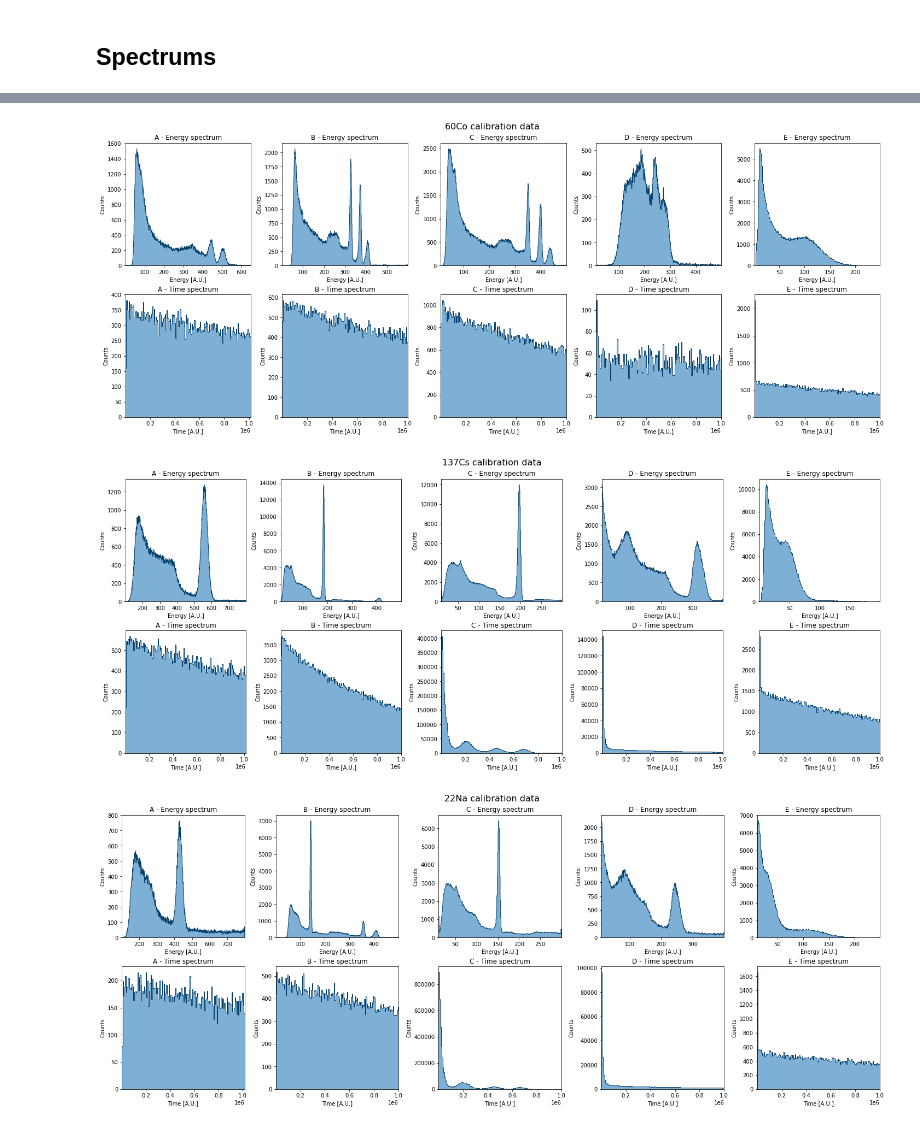
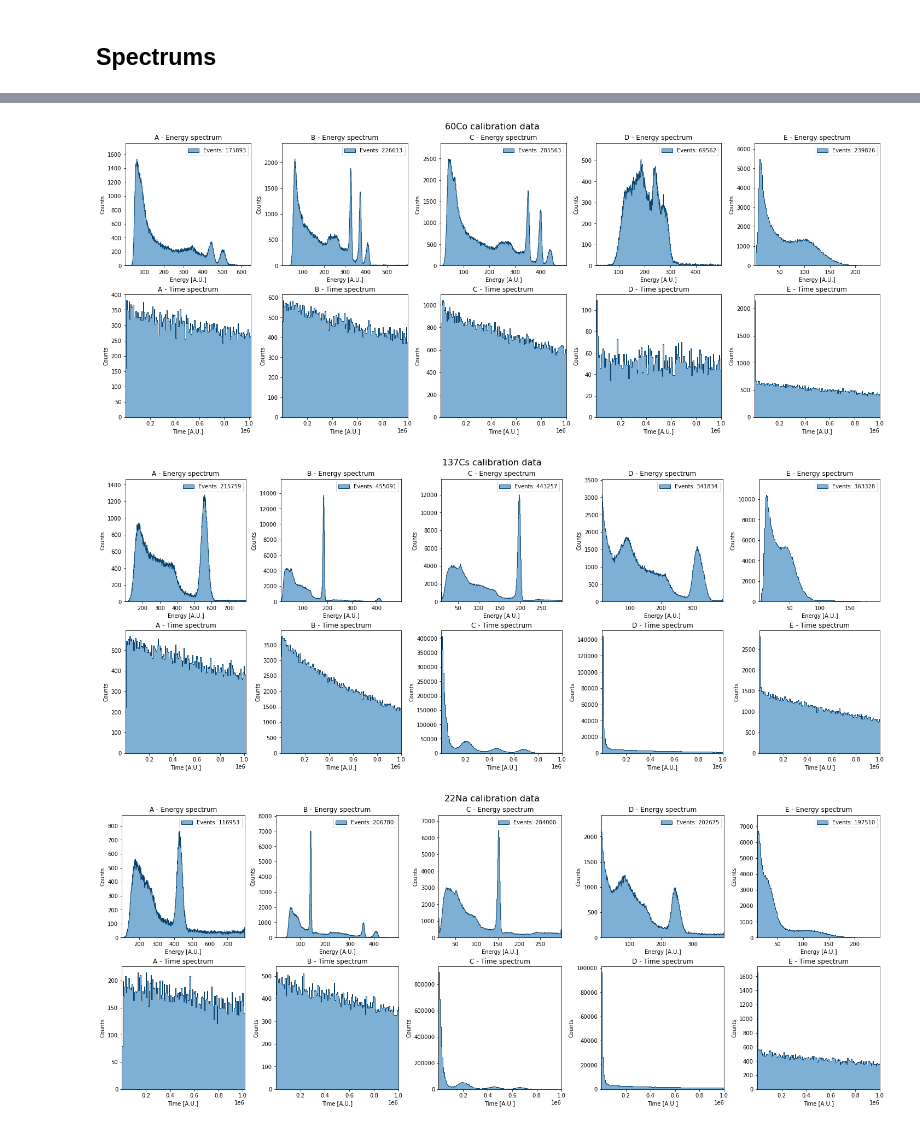
Before and after one commit to niklai99/advanced-laboratory, a Jupyter notebook: cn-calib/eda.ipynb, the cells around one changed output, grey strips where cells are left out. Drawn from its saved outputs; the diff is of its cells as text; code cells hidden in the pictures.

```diff
--- a/cn-calib/eda.ipynb
+++ b/cn-calib/eda.ipynb
@@ -22,7 +22,7 @@ DATA_PREFIX  = "HcompassF_"
 
 DETECTORS = ("A", "B", "C", "D", "E")
 
-SAVEFIG = False
+SAVEFIG = True
 # %% [markdown]
 ## Functions
 # %%
@@ -82,8 +82,10 @@ for j, calib_name in enumerate(CALIBRATIONS):
             xlabel        = "Energy [A.U.]",
             nrows         = 2,
             ncols         = 5,
-            idx           = 1+i
+            idx           = 1+i,
+            label         = f"Events: {np.sum(e_binheights[e_filter]):.0f}"
         )
+        ax1.legend()
         ax2 = plot_time_spectrum(
             x      = t_bincenters,
             y      = t_binheights,
@@ -109,3 +111,3 @@ for j, calib_name in enumerate(CALIBRATIONS):
-[figure, old version]
+[figure, new version]
-[figure, old version]
+[figure, new version]
-[figure, old version]
+[figure, new version]
```
Also changed, not shown: parts of 1 cell of this notebook, 11 other files.
